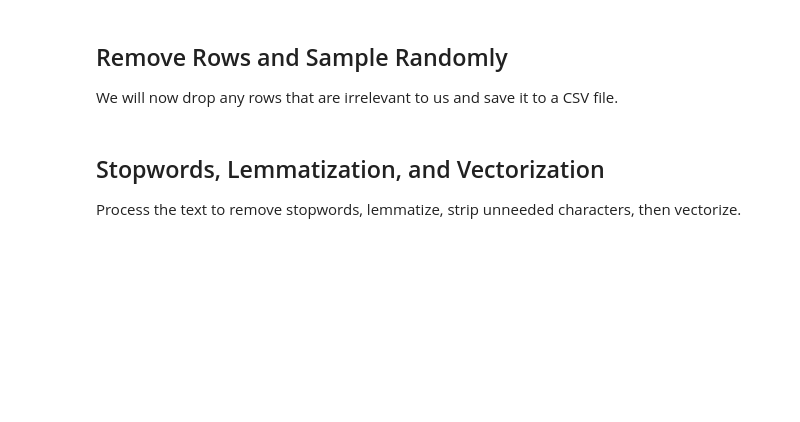
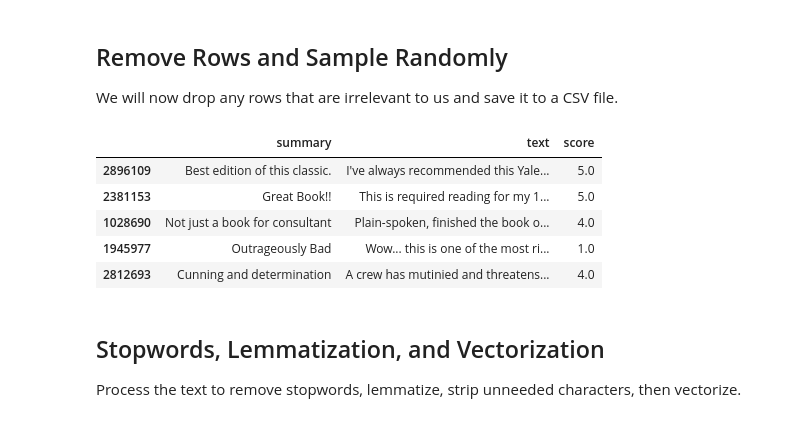
Before and after one commit to dcmaglione/cs505-final-project, a Jupyter notebook: processing.ipynb, the cells around one changed output. Cells and saved outputs as stored; diff of their text form; code cells hidden in the pictures; blank space fills up the shorter version.

```diff
--- a/processing.ipynb
+++ b/processing.ipynb
@@ -26,18 +26,25 @@ We will now drop any rows that are irrelevant to us and save it to a CSV file.
 # %%
 # Load the dataset
 df = pd.read_csv('data/Books_rating.csv')
 
 # Keep only relevant columns and rename for ease of access
 df = df[['review/summary', 'review/text', 'review/score']]
 df.columns = ['summary', 'text', 'score']
 
 # Sample a portion of the data
-n = 250000
+n = 125000
 df = df.sample(n=n, random_state=1)
 
 # Save to a new CSV file and view data
 df.to_csv('data/Books_rating_relevant_columns.csv', index=False)
 df.head()
+# %% [output]
+|  | summary | text | score |
+| 2896109 | Best edition of this classic. | I've always recommended this Yale... | 5.0 |
+| 2381153 | Great Book!! | This is required reading for my 1... | 5.0 |
+| 1028690 | Not just a book for consultant | Plain-spoken, finished the book o... | 4.0 |
+| 1945977 | Outrageously Bad | Wow... this is one of the most ri... | 1.0 |
+| 2812693 | Cunning and determination | A crew has mutinied and threatens... | 4.0 |
 # %% [markdown]
 ## Stopwords, Lemmatization, and Vectorization
 
```
Also changed, not shown: parts of 11 cells of this notebook.
